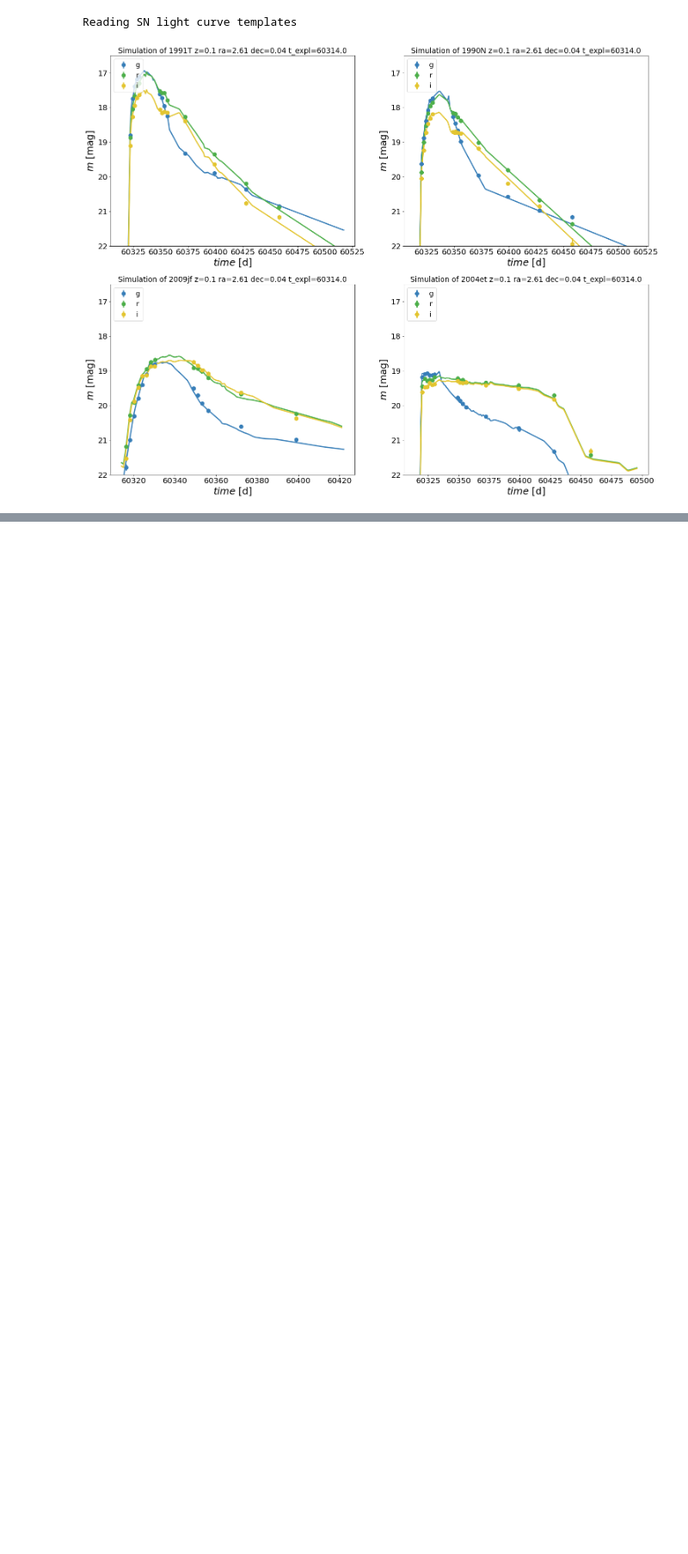
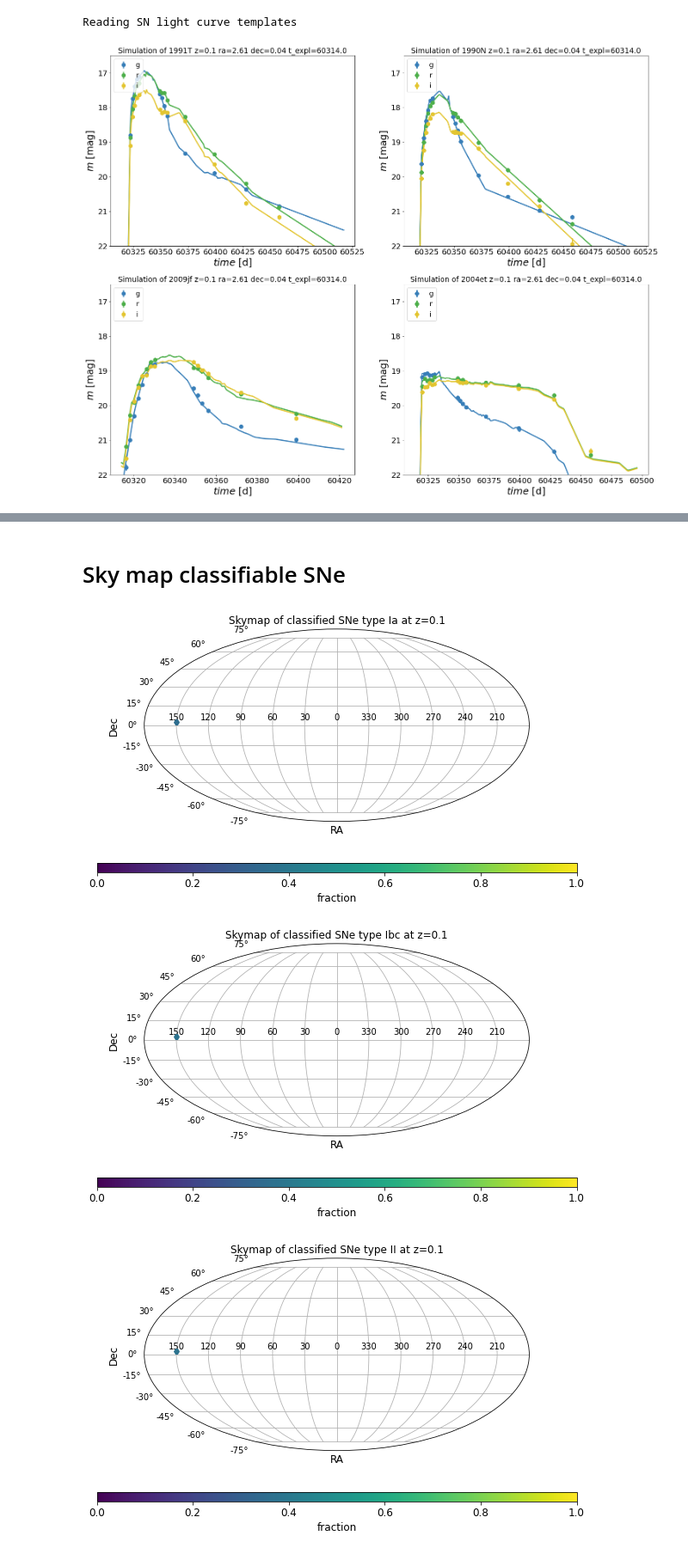
Before and after one commit to FabioRagosta/LSSTmetrics, a Jupyter notebook: SNRate_tests.ipynb, the cells around one changed output, grey strips where cells are left out. Shown at 86% size. Cells and saved outputs as stored; diff of their text form; code cells hidden in the pictures; blank space fills up the shorter version.

```diff
--- a/SNRate_tests.ipynb
+++ b/SNRate_tests.ipynb
@@ -385,0 +424,13 @@ for i,axs in enumerate(axes.flatten()):
+# %% [markdown]
+# Sky map classifiable SNe
+# %%
+for i, key in enumerate(['Ia','Ibc','II']):
+    fig=plt.figure(figsize=(10,20))
+    for j, z in enumerate([0.1]):
+        ax= fig.add_subplot(3,1,j+1, projection='mollweide')
+        plt_mlw(ax,np.degrees(slicer.slicePoints['ra']),np.degrees(slicer.slicePoints['dec']),c=zfractions[key][z],vmin=0,vmax=1,dicts={'marker':'H','cbartitle':'fraction','colormap':'viridis','title': 'Skymap of classified SNe type {} at z={}'.format(key,z),'psize':50})
+#plt.savefig('./Figure/skymap_fraction.pdf')
+# %% [output]
+[figure, added]
+[figure, added]
+[figure, added]
```
Also changed, not shown: parts of 5 cells of this notebook.
